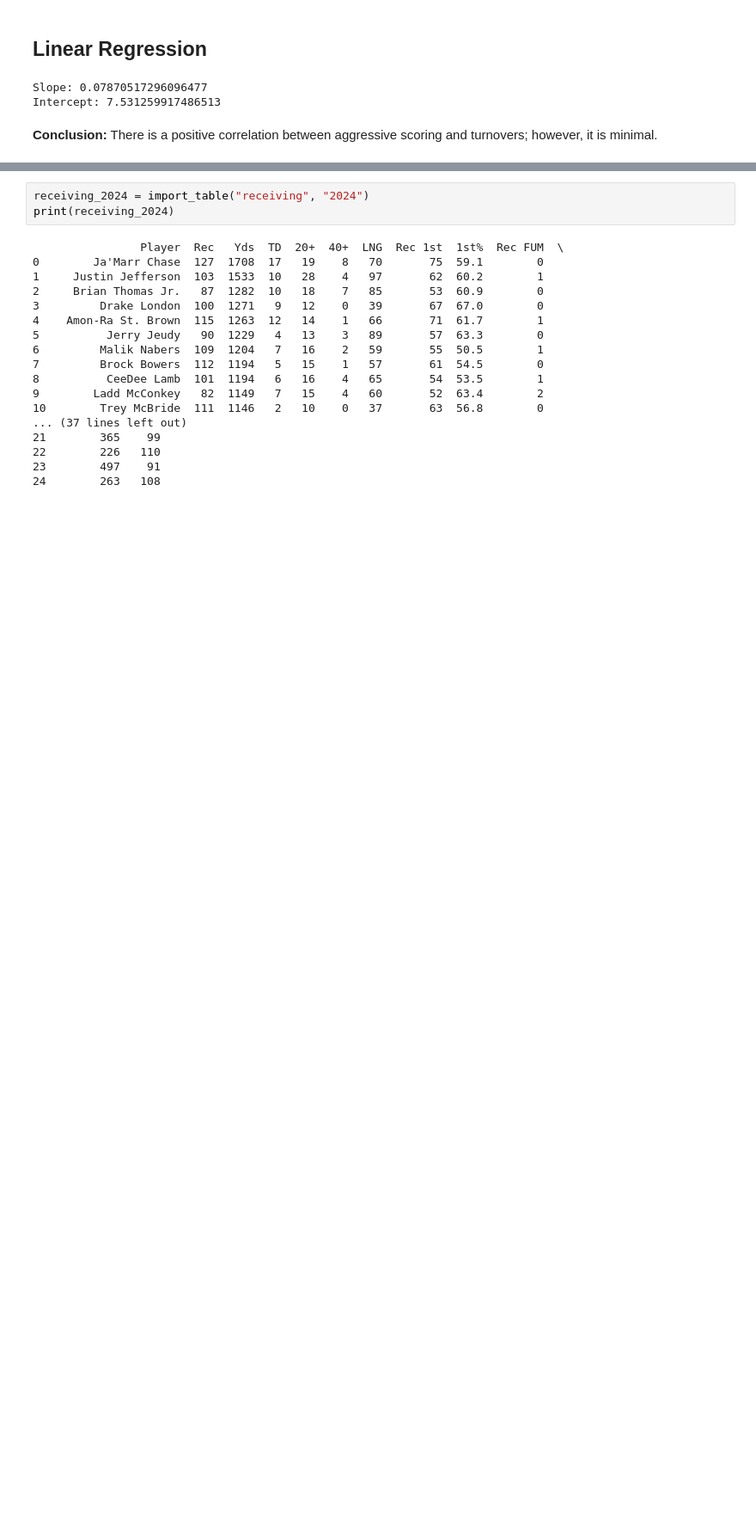
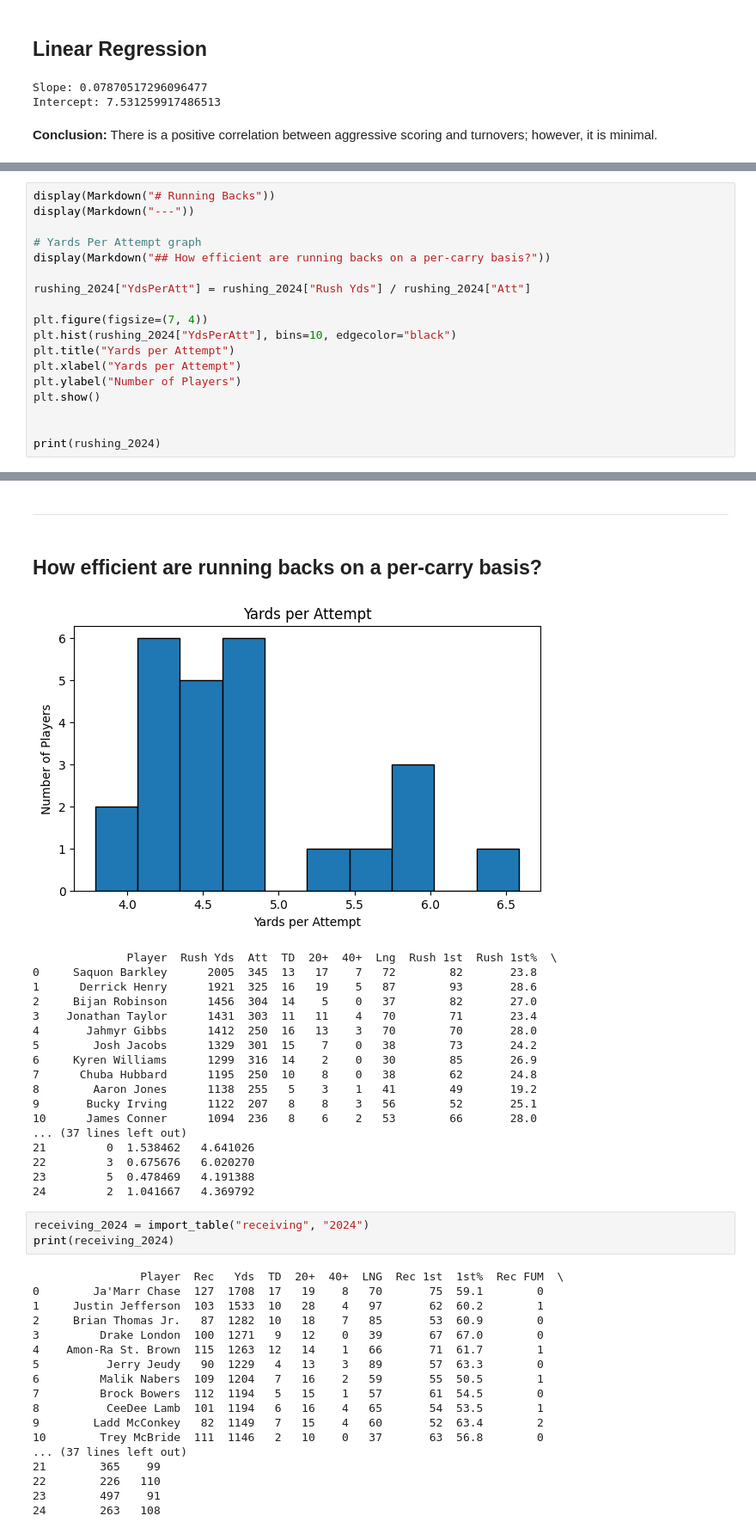
Before and after one commit to johannanguyen/nfl_stats, a Jupyter notebook: nfl_stats.ipynb, the cells around one changed output, grey strips where cells are left out. Shown at 86% size. Saved outputs shown, nothing was run; the diff lists cells and outputs as text; blank space fills up the shorter version.

```diff
--- a/nfl_stats.ipynb
+++ b/nfl_stats.ipynb
@@ -176,0 +190,19 @@ display(Markdown("## One Sample T-test"))
+# %%
+display(Markdown("# Running Backs"))
+display(Markdown("---"))
+
+# Yards Per Attempt graph
+display(Markdown("## How efficient are running backs on a per-carry basis?"))
+
+rushing_2024["YdsPerAtt"] = rushing_2024["Rush Yds"] / rushing_2024["Att"]
+
+plt.figure(figsize=(7, 4))
+plt.hist(rushing_2024["YdsPerAtt"], bins=10, edgecolor="black")
+plt.title("Yards per Attempt")
+plt.xlabel("Yards per Attempt")
+plt.ylabel("Number of Players")
+plt.show()
+
+
+print(rushing_2024)
+# %% [output]
@@ -177,3 +210,23 @@ display(Markdown("## One Sample T-test"))
+---
+## How efficient are running backs on a per-carry basis?
+[figure, added]
+              Player  Rush Yds  Att  TD  20+  40+  Lng  Rush 1st  Rush 1st%  \
+0     Saquon Barkley      2005  345  13   17    7   72        82       23.8
+1      Derrick Henry      1921  325  16   19    5   87        93       28.6
+2     Bijan Robinson      1456  304  14    5    0   37        82       27.0
+3    Jonathan Taylor      1431  303  11   11    4   70        71       23.4
+4       Jahmyr Gibbs      1412  250  16   13    3   70        70       28.0
+5        Josh Jacobs      1329  301  15    7    0   38        73       24.2
+6     Kyren Williams      1299  316  14    2    0   30        85       26.9
+7      Chuba Hubbard      1195  250  10    8    0   38        62       24.8
+8        Aaron Jones      1138  255   5    3    1   41        49       19.2
+9       Bucky Irving      1122  207   8    8    3   56        52       25.1
+10      James Conner      1094  236   8    6    2   53        66       28.0
+... (37 lines left out)
+21         0  1.538462   4.641026
+22         3  0.675676   6.020270
+23         5  0.478469   4.191388
+24         2  1.041667   4.369792
 # %%
 receiving_2024 = import_table("receiving", "2024")
 print(receiving_2024)
```
Also changed, not shown: parts of 3 cells of this notebook.
